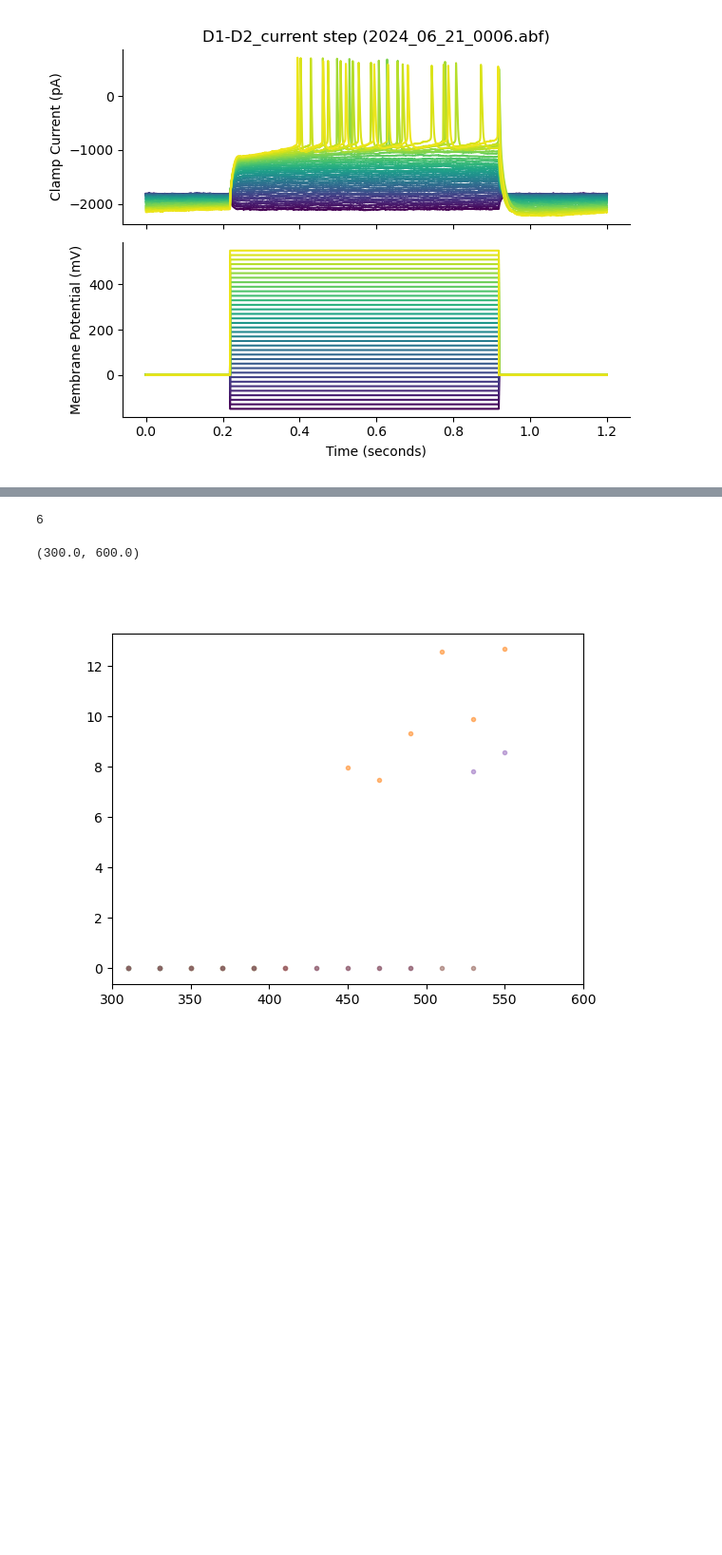
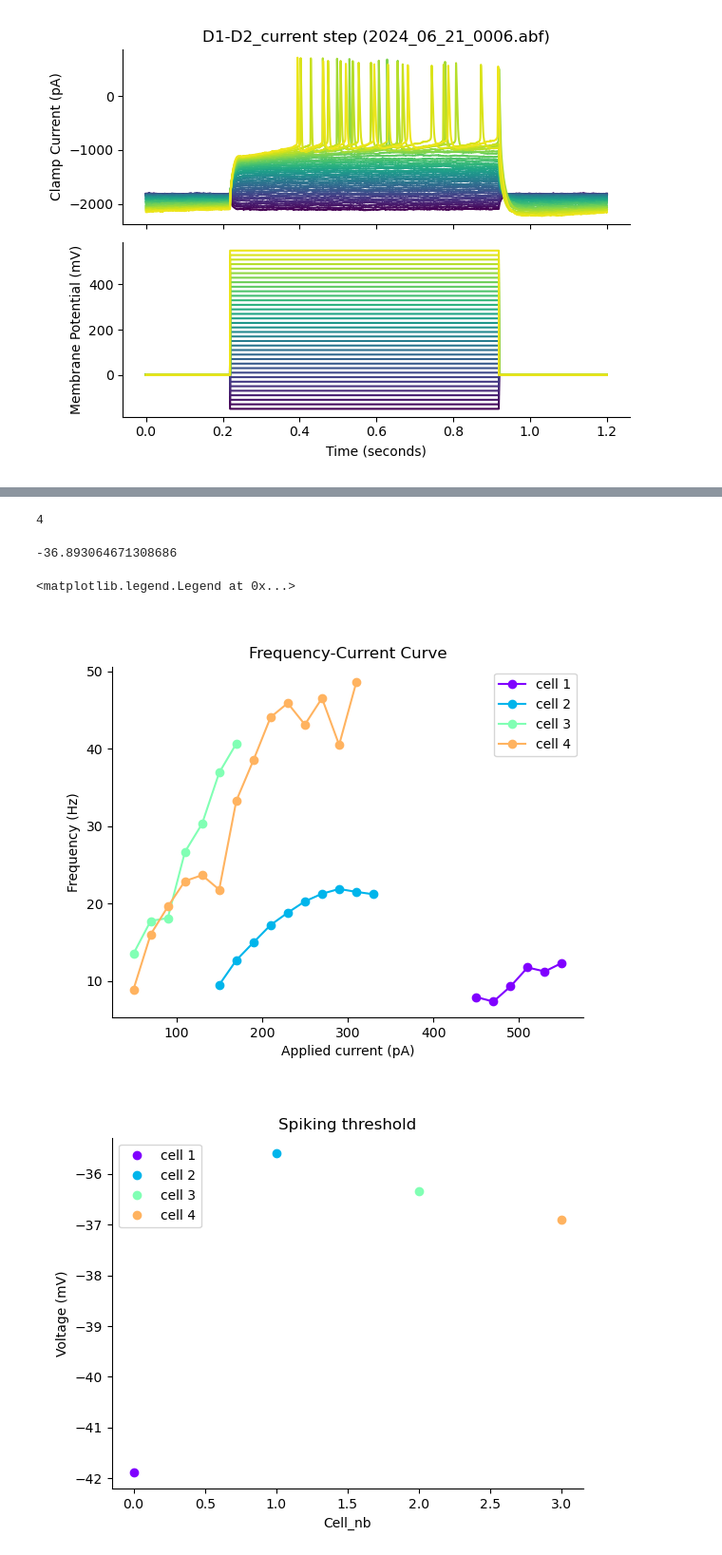
Before and after one commit to afmontarras/CSHL, a Jupyter notebook: Juliana.ipynb, the cells around one changed output, grey strips where cells are left out. Shown at 95% size. Saved outputs shown, nothing was run; the diff lists cells and outputs as text; code cells hidden in the pictures; blank space fills up the shorter version.

```diff
--- a/Juliana.ipynb
+++ b/Juliana.ipynb
@@ -148,0 +140,6 @@ Text(0, 0.5, 'Spiking frequency (Hz)')
+# %%
+cell1 = files = glob(pathToData+"*006*.abf")[0]
+cell2 = files = glob(pathToData+"*014*.abf")[0]
+cell3 = files = glob(pathToData+"*026*.abf")[0]
+cell4 = files = glob(pathToData+"*036*.abf")[0]
+cells = [cell1,cell2,cell3,cell4]
@@ -149,9 +153,9 @@ Text(0, 0.5, 'Spiking frequency (Hz)')
 # %%
 plt.close('all')
-cells = []
-for f in files[1:]:
-    swps, swp_time, sr = get_sweeps(f)
-    plot_swps(f)
+fi = []
+for c in cells:
+    swps, swp_time, sr = get_sweeps(c)
+    plot_swps(c)
     ## The mean on your current step:
     i_start = 0.4
     i_end = 0.8
@@ -160,8 +164,11 @@ for f in files[1:]:
     v_start = 0.22
     v_end = 0.9186
     voltage = swp_window(swps,v_start,v_end,sr,channel=0)
+    thrsh = []
     res = []
     for v in voltage:
-        res.append(spike_detect(v,1/sr))
-    cells.append([current_step,res])
+        sorting = spike_detect(v,1/sr)
+        res.append(sorting[0])
+        thrsh.append(sorting[1])
+    fi.append([current_step,res,thrsh])
 # %% [output]
@@ -174,16 +179,38 @@ for f in files[1:]:
 # %%
 len(cells)
 # %% [output]
-6
+4
+# %%
+np.nanmean(res[2])
+# %% [output]
+-36.893064671308686
 # %%
 plt.close('all')
+cmap = mp.colormaps['rainbow']
 fig,ax = plt.subplots()
-for c in cells:
-    ax.plot(c[0],c[1],'.',alpha=0.5)
-ax.set_xlim(300,600)
+for i,res in enumerate(fi):
+    color = cmap(i/len(cells))[:-1]
+    ax.plot(res[0],res[1],'-o',color=color,label=f'cell {i+1}')
+ax.set_title('Frequency-Current Curve')
+ax.set_xlabel('Applied current (pA)')
+ax.set_ylabel('Frequency (Hz)')
+ax.spines['right'].set_visible(False)
+ax.spines['top'].set_visible(False)
+ax.legend()
+fig,ax = plt.subplots()
+for i,res in enumerate(fi):
+    color = cmap(i/len(cells))[:-1]
+    ax.plot(i,np.nanmean(np.array(res[2])),'o',color=color,label=f'cell {i+1}')
+ax.set_title('Spiking threshold')
+ax.set_xlabel('Cell_nb')
+ax.set_ylabel('Voltage (mV)')
+ax.spines['right'].set_visible(False)
+ax.spines['top'].set_visible(False)
+ax.legend()
 # %% [output]
-(300.0, 600.0)
+<matplotlib.legend.Legend at 0x...>
-[figure, old version]
+[figure, new version]
+[figure, added]
 # %%
 ## Extract the sweeps
 swps, swp_time, sr = get_sweeps(f)
```
Also changed, not shown: parts of 8 cells of this notebook.
